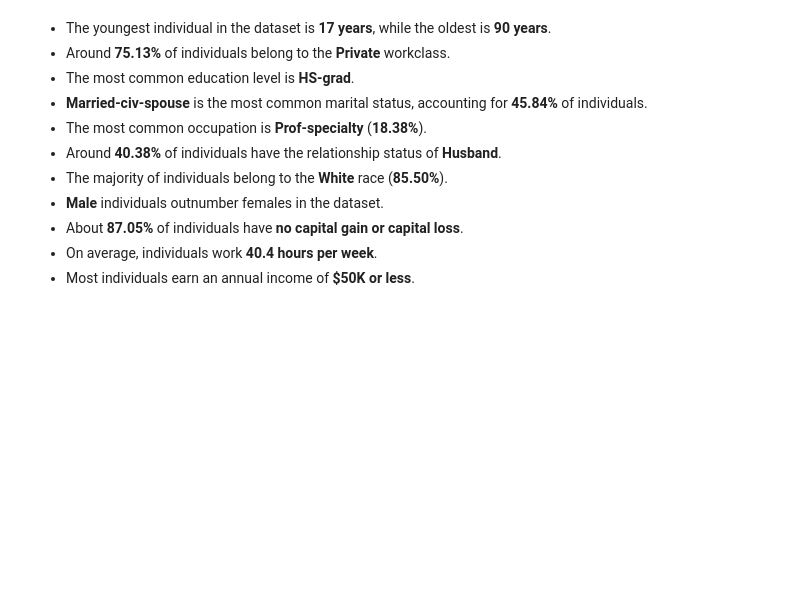
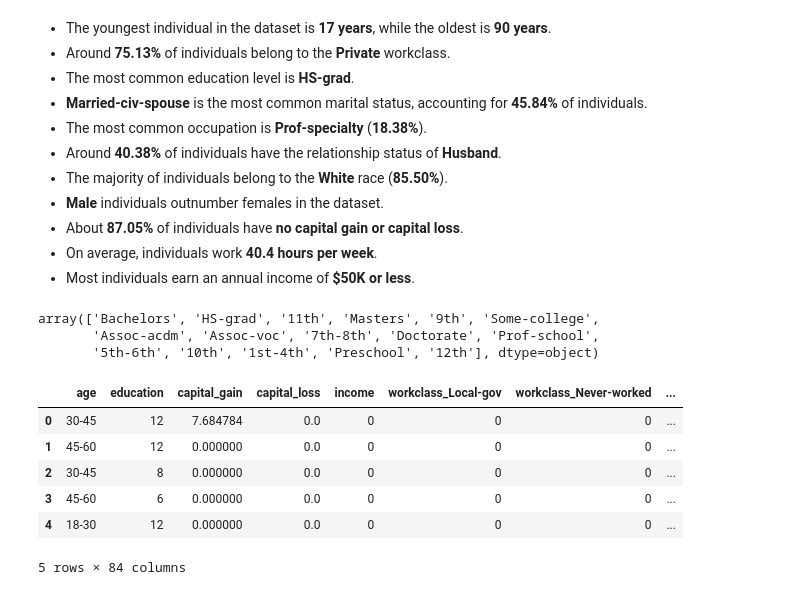
Before and after one commit to himashooo/Adult-Income, a Jupyter notebook: Adult Income.ipynb, the cells around one changed output. Saved outputs shown, nothing was run; the diff lists cells and outputs as text; code cells hidden in the pictures; blank space fills up the shorter version.

```diff
--- a/Adult Income.ipynb
+++ b/Adult Income.ipynb
@@ -546,0 +553,28 @@ Individual with highest percentage of annual income above 50K has France as thei
+# %%
+onehot_en=['workclass','martial_status','occupation','relationship','sex','race','hours_per_week','native_country']
+df=pd.get_dummies(df,columns=onehot_en,drop_first=True,dtype=int)
+# %%
+df['education'].unique()
+# %% [output]
+array(['Bachelors', 'HS-grad', '11th', 'Masters', '9th', 'Some-college',
+       'Assoc-acdm', 'Assoc-voc', '7th-8th', 'Doctorate', 'Prof-school',
+       '5th-6th', '10th', '1st-4th', 'Preschool', '12th'], dtype=object)
+# %%
+edu_order={'Bachelors':12, 'HS-grad':8, '11th':6, 'Masters':13, '9th':4, 'Some-college':9,
+       'Assoc-acdm':11, 'Assoc-voc':10, '7th-8th':3, 'Doctorate':15, 'Prof-school':14,
+       '5th-6th':2, '10th':5, '1st-4th':1, 'Preschool':0, '12th':7}
+df['education']=df['education'].map(edu_order)
+# %%
+df['income']=df['income'].map({'>50K':1,'<=50K':0})
+# %%
+df[['capital_gain','capital_loss']]=np.log1p(df[['capital_gain','capital_loss']])
+# %%
+df.head()
+# %% [output]
+|  | age | education | capital_gain | capital_loss | income | workclass_Local-gov | workclass_Never-worked | ... |
+| 0 | 30-45 | 12 | 7.684784 | 0.0 | 0 | 0 | 0 | ... |
+| 1 | 45-60 | 12 | 0.000000 | 0.0 | 0 | 0 | 0 | ... |
+| 2 | 30-45 | 8 | 0.000000 | 0.0 | 0 | 0 | 0 | ... |
+| 3 | 45-60 | 6 | 0.000000 | 0.0 | 0 | 0 | 0 | ... |
+| 4 | 18-30 | 12 | 0.000000 | 0.0 | 0 | 0 | 0 | ... |
+5 rows × 84 columns
```
Also changed, not shown: parts of 10 cells of this notebook.
